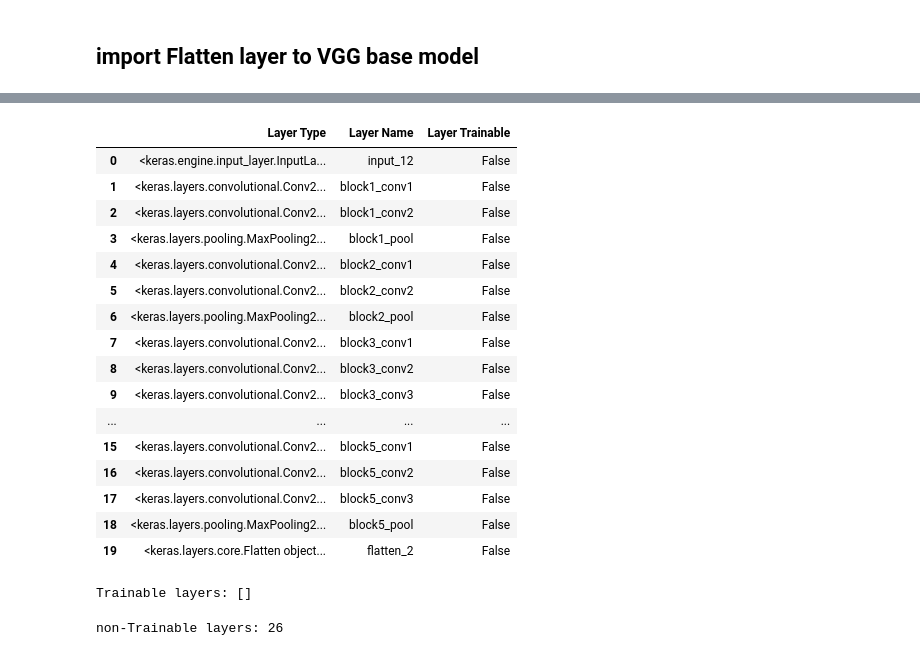
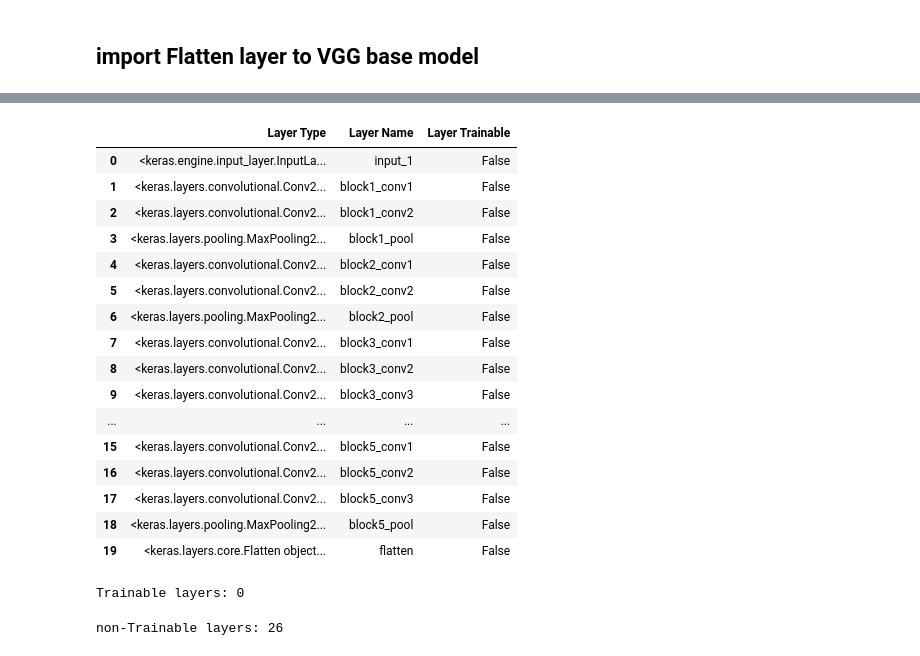
Before and after one commit to mustafabozkaya/hands-on-transfer-learning-with-python, a Jupyter notebook: notebooks/Ch05 - Unleash the Power of Transfer Learning/VGGBase_Newhead(8192_1)_Transfer_learning_models.ipynb, the cells around one changed output, grey strips where cells are left out. Saved outputs shown, nothing was run; the diff lists cells and outputs as text; code cells hidden in the pictures.

```diff
--- a/notebooks/Ch05 - Unleash the Power of Transfer Learning/VGGBase_Newhead(8192_1)_Transfer_learning_models.ipynb
+++ b/notebooks/Ch05 - Unleash the Power of Transfer Learning/VGGBase_Newhead(8192_1)_Transfer_learning_models.ipynb
@@ -360,9 +366,7 @@ import keras
 import tensorflow as tf
 
 
-vgg = vgg16.VGG16(include_top=False, weights='imagenet',
+vgg_base = vgg16.VGG16(include_top=False, weights='imagenet',
                                      input_shape=input_shape)
-
-vgg_base=vgg
 vgg_base.summary()
 # %% [output]
@@ -391,10 +395,10 @@ plot_model(vgg_base,to_file="../models/Transferlearning_VGG16base.png",show_shap
 # %% [markdown]
 ## import Flatten layer to VGG base model
 # %%
-output = vgg.layers[-1].output
+output = vgg_base.layers[-1].output
 output = keras.layers.Flatten()(output)
 
-vgg_model = Model(vgg.input, output)
+vgg_model = Model(vgg_base.input, output)
 vgg_model.trainable = False
 
 for layer in vgg_model.layers:
@@ -428,12 +432,12 @@ plot_model(vgg_model,to_file="../models/Transferlearning_VGG16base_addFlatten.pn
 # %%
 import pandas as pd
-pd.set_option('max_colwidth', -1)
+pd.set_option('max_colwidth', None)
 
 layers = [(layer, layer.name, layer.trainable) for layer in vgg_model.layers]
 pd.DataFrame(layers, columns=['Layer Type', 'Layer Name', 'Layer Trainable'])
 # %% [output]
 |  | Layer Type | Layer Name | Layer Trainable |
-| 0 | <keras.engine.input_layer.InputLa... | input_12 | False |
+| 0 | <keras.engine.input_layer.InputLa... | input_1 | False |
 | 1 | <keras.layers.convolutional.Conv2... | block1_conv1 | False |
 | 2 | <keras.layers.convolutional.Conv2... | block1_conv2 | False |
 | 3 | <keras.layers.pooling.MaxPooling2... | block1_pool | False |
@@ -448,11 +452,11 @@ pd.DataFrame(layers, columns=['Layer Type', 'Layer Name', 'Layer Trainable'])
 | 16 | <keras.layers.convolutional.Conv2... | block5_conv2 | False |
 | 17 | <keras.layers.convolutional.Conv2... | block5_conv3 | False |
 | 18 | <keras.layers.pooling.MaxPooling2... | block5_pool | False |
-| 19 | <keras.layers.core.Flatten object... | flatten_2 | False |
+| 19 | <keras.layers.core.Flatten object... | flatten | False |
 # %%
-print("Trainable layers:", vgg_model.trainable_weights)
+print("Trainable layers:", len(vgg_model.trainable_weights))
 # %% [output]
-Trainable layers: []
+Trainable layers: 0
 # %%
 print("non-Trainable layers:", len(vgg_model.non_trainable_weights))
 # %% [output]
```
Also changed, not shown: parts of 40 cells of this notebook.
